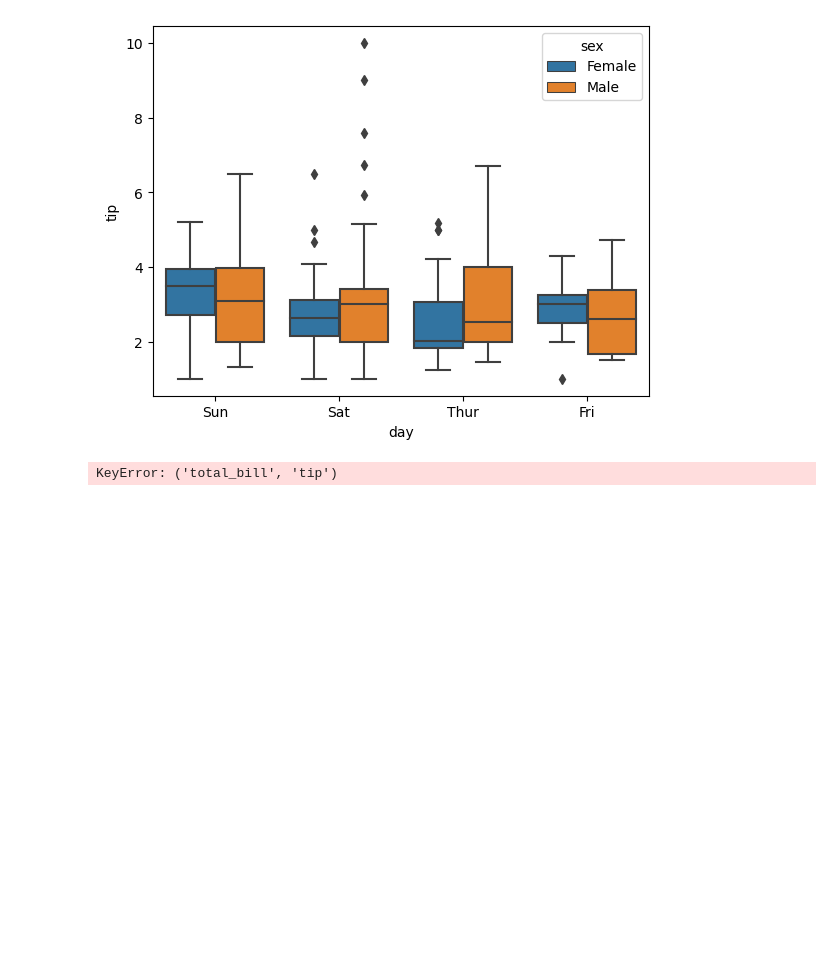
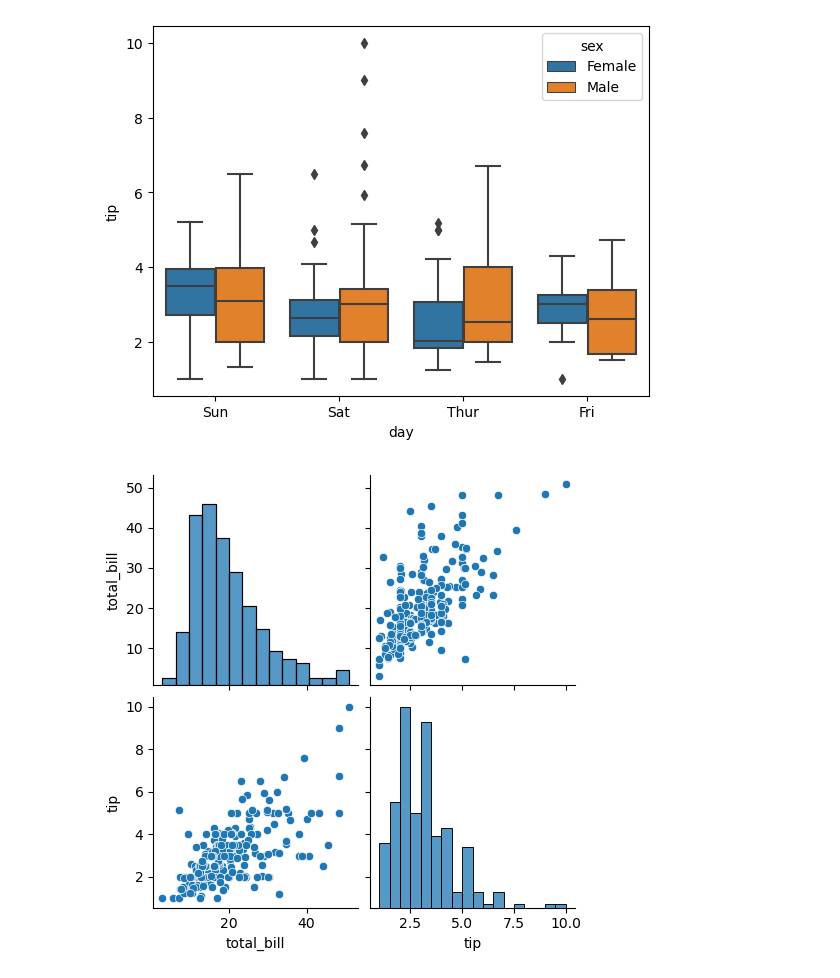
Before and after one commit to pipipik/skillup_01, a Jupyter notebook: DAY6/20240209_DAY6.ipynb, the cells around one changed output. Drawn from its saved outputs; the diff is of its cells as text; code cells hidden in the pictures; blank space fills up the shorter version.

```diff
--- a/DAY6/20240209_DAY6.ipynb
+++ b/DAY6/20240209_DAY6.ipynb
@@ -96,7 +96,7 @@ plt.show()
 # %%
 # Seabornの強み
 # 問題1
-sns.pairplot(tips["total_bill", "tip"])
+sns.pairplot(tips[["total_bill", "tip"]])
 plt.show()
 # %% [output]
-KeyError: ('total_bill', 'tip')
+[figure, added]
```
Also changed, not shown: parts of 1 cell of this notebook.
